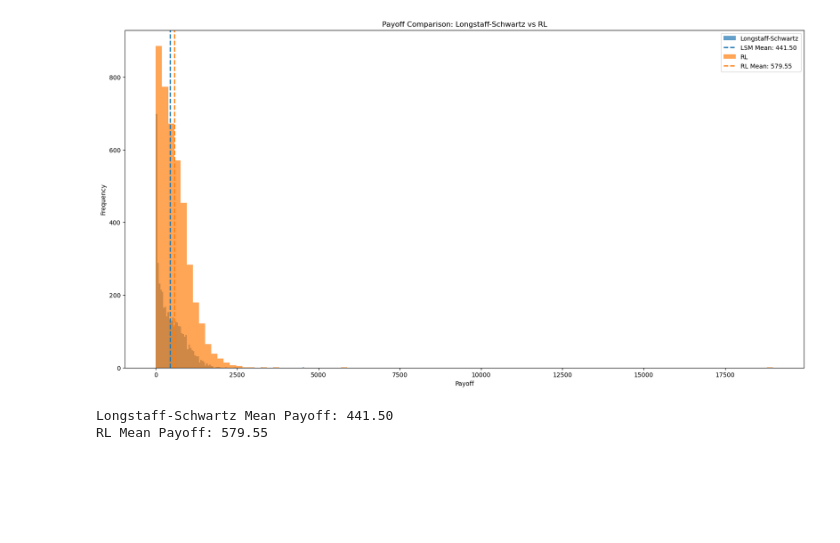
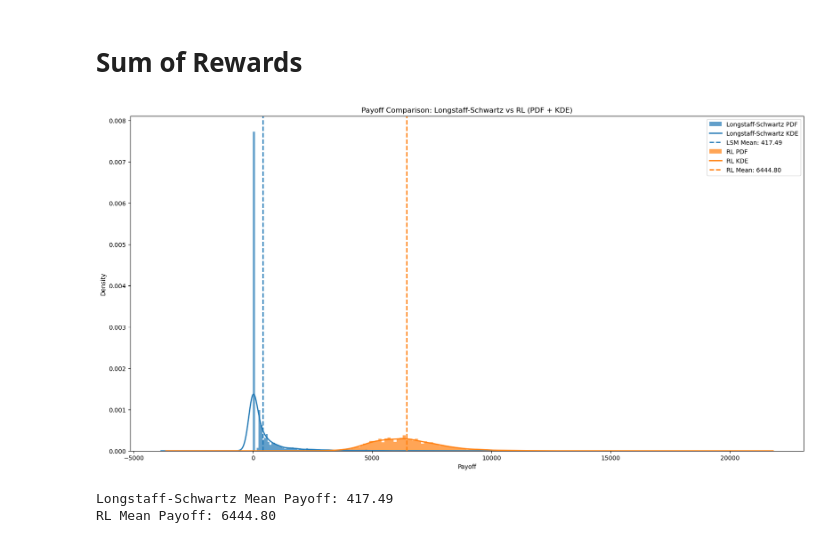
Before and after one commit to ithakis/DRL-Swing-Options, a Jupyter notebook: Jupyter Notebooks/Validation.ipynb, the cells around one changed output. Cells and saved outputs as stored; diff of their text form; code cells hidden in the pictures; blank space fills up the shorter version.

```diff
--- a/Jupyter Notebooks/Validation.ipynb
+++ b/Jupyter Notebooks/Validation.ipynb
@@ -2,9 +2,11 @@
 import pandas as pd
 import numpy as np
 from matplotlib import pyplot as plt
+# %% [markdown]
+# Sum of Rewards
 # %%
 # for the LSM
-lsm = pd.read_csv('/Users/alexanderithakis/Documents/GitHub/D4PG-QR-FRM/logs/MonthlySwing_d/evaluation_runs/longstaff_schwartz_solution.csv')
+lsm = pd.read_csv('/Users/alexanderithakis/Documents/GitHub/D4PG-QR-FRM/logs/Yearly_Swing/evaluation_runs/longstaff_schwartz_solution.csv')
 
 # Get the payoff data
 lsm_payoffs = lsm.groupby('episode_idx')['reward'].sum()
@@ -20,37 +22,37 @@ lsm_payoffs.plot.kde(ax=ax, color='tab:blue', linewidth=2, linestyle='-', label=
 
 # Add vertical line for LSM mean
 lsm_mean = lsm_payoffs.mean()
 ax.axvline(lsm_mean, color='tab:blue', linestyle='--', linewidth=2, label=f'LSM Mean: {lsm_mean:.2f}')
 
 # for the RL
-rl = pd.read_csv('/Users/alexanderithakis/Documents/GitHub/D4PG-QR-FRM/logs/MonthlySwing_d/evaluation_runs/eval_run_16384.csv')
+rl = pd.read_csv('/Users/alexanderithakis/Documents/GitHub/D4PG-QR-FRM/logs/Yearly_Swing/evaluation_runs/eval_run_8192.csv')
 
 # Get the payoff data
 rl_payoffs = rl.groupby('episode_idx')['reward'].sum()
 
 # Plot histogram as PDF for RL
 ax.hist(rl_payoffs, bins=100, density=True, alpha=0.7, color='tab:orange', label='RL PDF')
 
 # Add KDE for RL
 rl_payoffs.plot.kde(ax=ax, color='tab:orange', linewidth=2, linestyle='-', label='RL KDE')
 
 # Add vertical line for RL mean
 rl_mean = rl_payoffs.mean()
 ax.axvline(rl_mean, color='tab:orange', linestyle='--', linewidth=2, label=f'RL Mean: {rl_mean:.2f}')
 
 plt.title('Payoff Comparison: Longstaff-Schwartz vs RL (PDF + KDE)')
 plt.legend()
 plt.xlabel('Payoff')
 plt.ylabel('Density')
 plt.show()
 
 # Print the mean of each method
 print(f"Longstaff-Schwartz Mean Payoff: {lsm_mean:.2f}")
 print(f"RL Mean Payoff: {rl_mean:.2f}")
 # %% [output]
-[figure, old version]
+[figure, new version]
-Longstaff-Schwartz Mean Payoff: 441.50
-RL Mean Payoff: 579.55
+Longstaff-Schwartz Mean Payoff: 417.49
+RL Mean Payoff: 6444.80
 # %%
 lsm.groupby('episode_idx').sum().describe()
 # %% [output]
```
Also changed, not shown: parts of 2 cells of this notebook, 11 other files.
